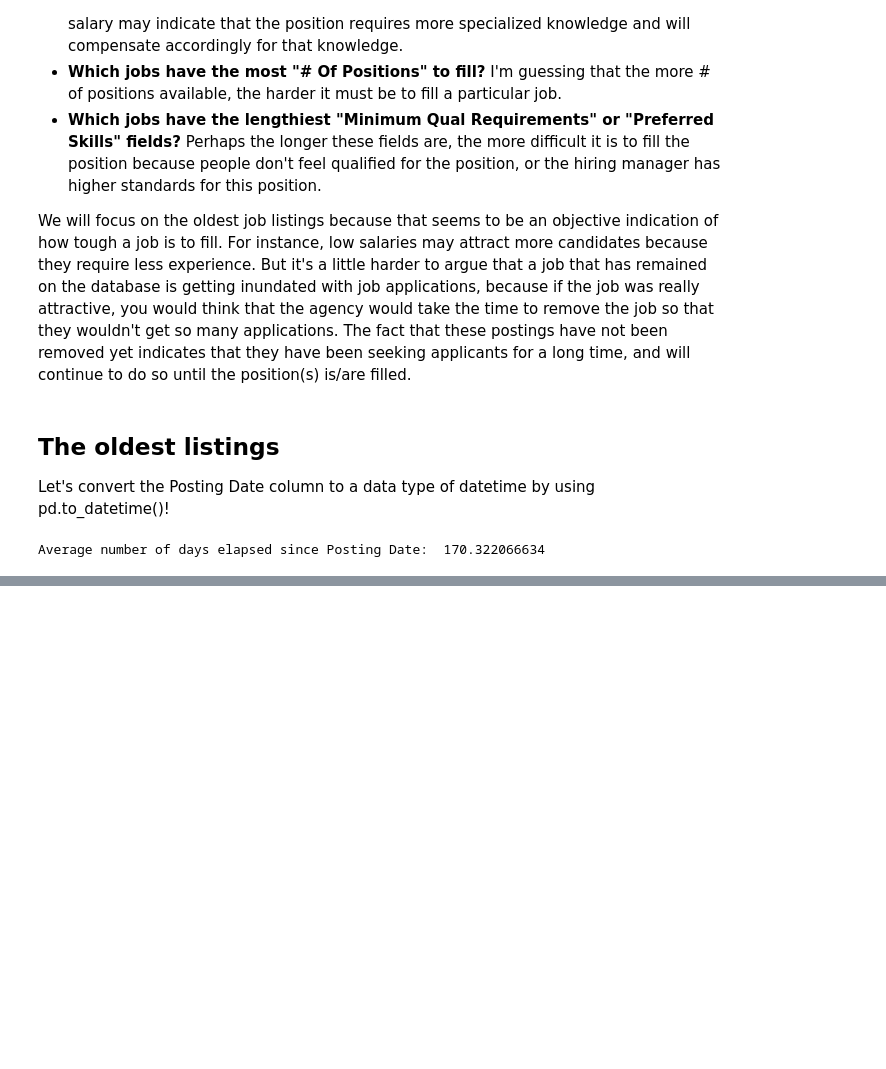
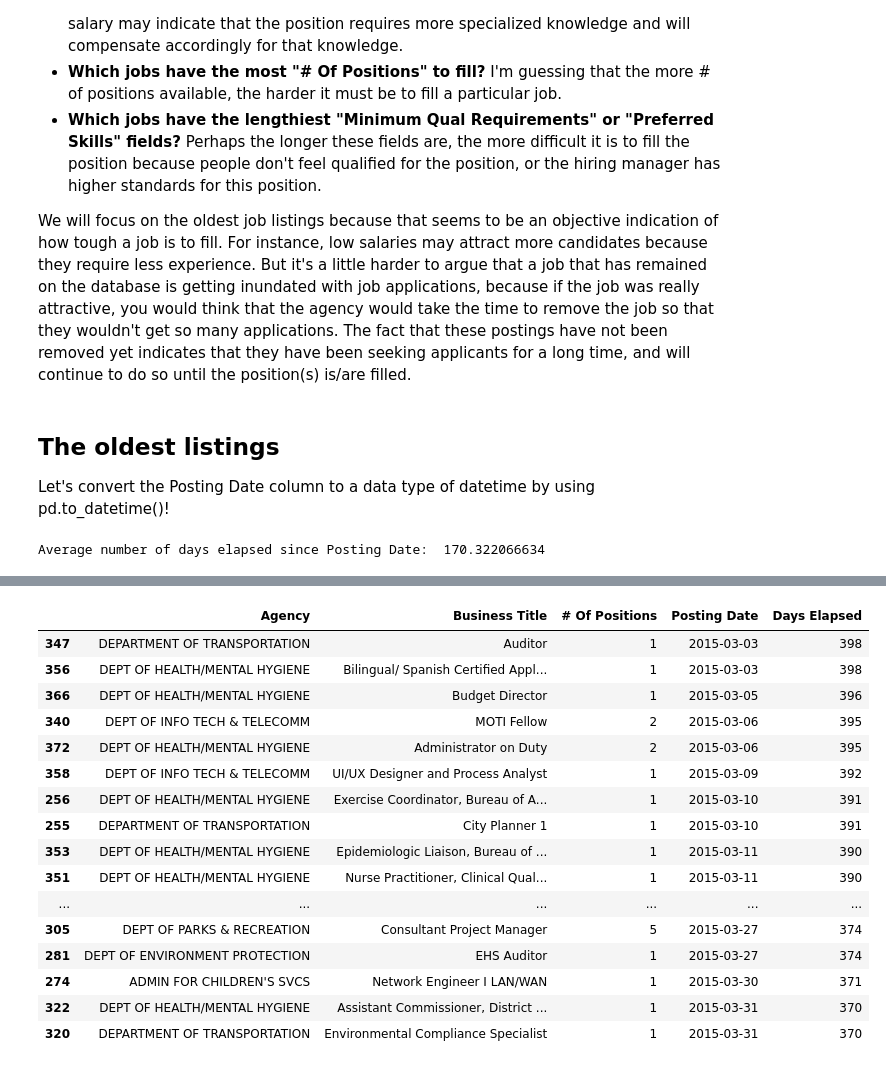
Before and after one commit to echang26/nyc_workmarket, a Jupyter notebook: nyc_jobs.ipynb, the cells around one changed output, grey strips where cells are left out. Cells and saved outputs as stored; diff of their text form; code cells hidden in the pictures; blank space fills up the shorter version.

```diff
--- a/nyc_jobs.ipynb
+++ b/nyc_jobs.ipynb
@@ -374,0 +399,21 @@ However, we can try to glean from information from the data available to us. The
+# %%
+kinda_old_by_date = most_recent.sort_values(by='Days Elapsed', ascending=False)
+kinda_old_by_date.head(30)
+# %% [output]
+|  | Agency | Business Title | # Of Positions | Posting Date | Days Elapsed |
+| 347 | DEPARTMENT OF TRANSPORTATION | Auditor | 1 | 2015-03-03 | 398 |
+| 356 | DEPT OF HEALTH/MENTAL HYGIENE | Bilingual/ Spanish Certified Appl... | 1 | 2015-03-03 | 398 |
+| 366 | DEPT OF HEALTH/MENTAL HYGIENE | Budget Director | 1 | 2015-03-05 | 396 |
+| 340 | DEPT OF INFO TECH & TELECOMM | MOTI Fellow | 2 | 2015-03-06 | 395 |
+| 372 | DEPT OF HEALTH/MENTAL HYGIENE | Administrator on Duty | 2 | 2015-03-06 | 395 |
+| 358 | DEPT OF INFO TECH & TELECOMM | UI/UX Designer and Process Analyst | 1 | 2015-03-09 | 392 |
+| 256 | DEPT OF HEALTH/MENTAL HYGIENE | Exercise Coordinator, Bureau of A... | 1 | 2015-03-10 | 391 |
+| 255 | DEPARTMENT OF TRANSPORTATION | City Planner 1 | 1 | 2015-03-10 | 391 |
+| 353 | DEPT OF HEALTH/MENTAL HYGIENE | Epidemiologic Liaison, Bureau of ... | 1 | 2015-03-11 | 390 |
+| 351 | DEPT OF HEALTH/MENTAL HYGIENE | Nurse Practitioner, Clinical Qual... | 1 | 2015-03-11 | 390 |
+| ... | ... | ... | ... | ... | ... |
+| 305 | DEPT OF PARKS & RECREATION | Consultant Project Manager | 5 | 2015-03-27 | 374 |
+| 281 | DEPT OF ENVIRONMENT PROTECTION | EHS Auditor | 1 | 2015-03-27 | 374 |
+| 274 | ADMIN FOR CHILDREN'S SVCS | Network Engineer I LAN/WAN | 1 | 2015-03-30 | 371 |
+| 322 | DEPT OF HEALTH/MENTAL HYGIENE | Assistant Commissioner, District ... | 1 | 2015-03-31 | 370 |
+| 320 | DEPARTMENT OF TRANSPORTATION | Environmental Compliance Specialist | 1 | 2015-03-31 | 370 |
```
Also changed, not shown: parts of 8 cells of this notebook.
